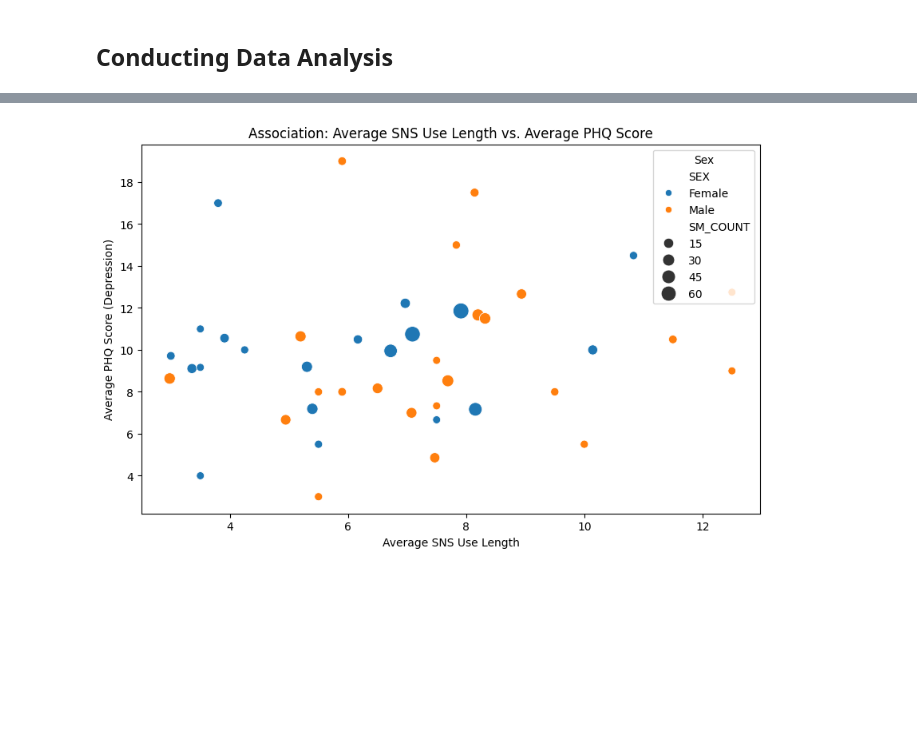
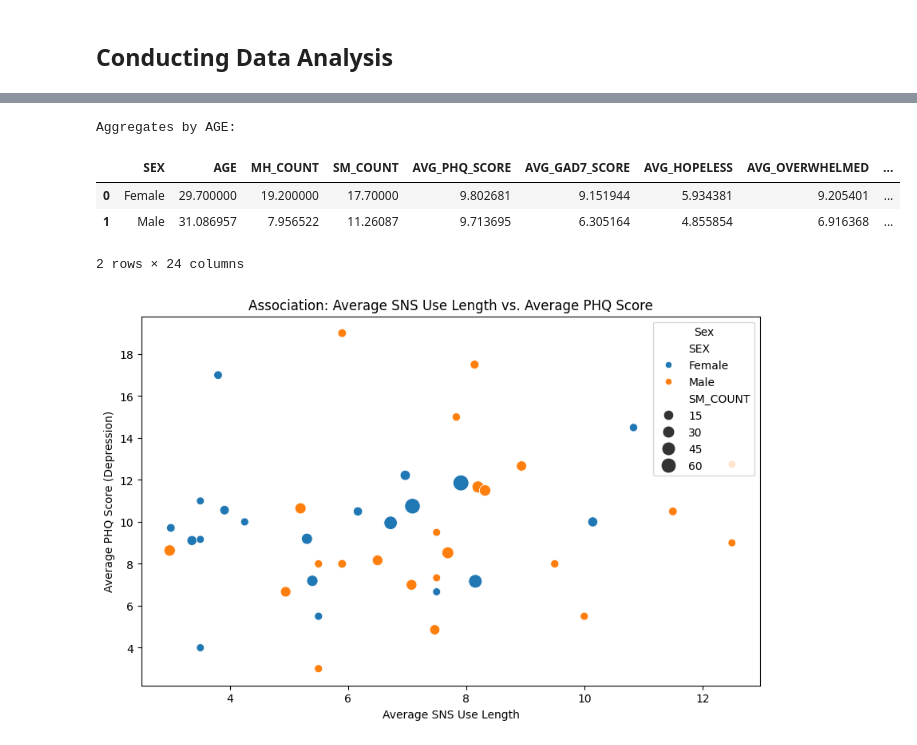
Before and after one commit to hirnas/cpsc368tp, a Jupyter notebook: code/sql-querying.ipynb, the cells around one changed output, grey strips where cells are left out. Drawn from its saved outputs; the diff is of its cells as text; code cells hidden in the pictures; blank space fills up the shorter version.

```diff
--- a/code/sql-querying.ipynb
+++ b/code/sql-querying.ipynb
@@ -259,7 +261,13 @@ Aggregates by AGE:
 # %%
-group_by_sex = aggregate_query_df.groupby("AGE").mean(numeric_only=True).reset_index()
+group_by_sex = aggregate_query_df.groupby("SEX").mean(numeric_only=True).reset_index()
 print("Aggregates by AGE:")
-group_by_s
+group_by_sex
+# %% [output]
+Aggregates by AGE:
+|  | SEX | AGE | MH_COUNT | SM_COUNT | AVG_PHQ_SCORE | AVG_GAD7_SCORE | AVG_HOPELESS | AVG_OVERWHELMED | ... |
+| 0 | Female | 29.700000 | 19.200000 | 17.70000 | 9.802681 | 9.151944 | 5.934381 | 9.205401 | ... |
+| 1 | Male | 31.086957 | 7.956522 | 11.26087 | 9.713695 | 6.305164 | 4.855854 | 6.916368 | ... |
+2 rows × 24 columns
 # %%
 plt.figure(figsize=(10,6))
 sns.scatterplot(data=aggregate_query_df,
```
Also changed, not shown: parts of 2 cells of this notebook.
